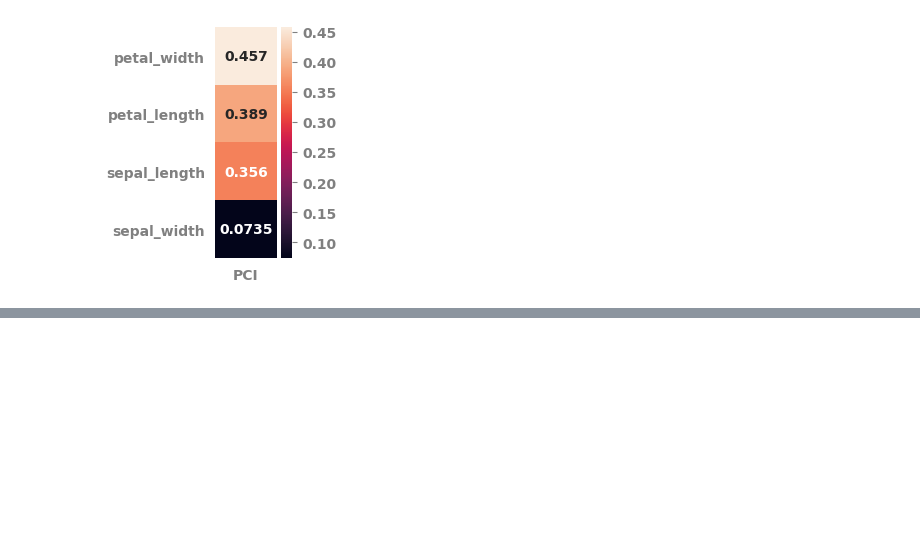
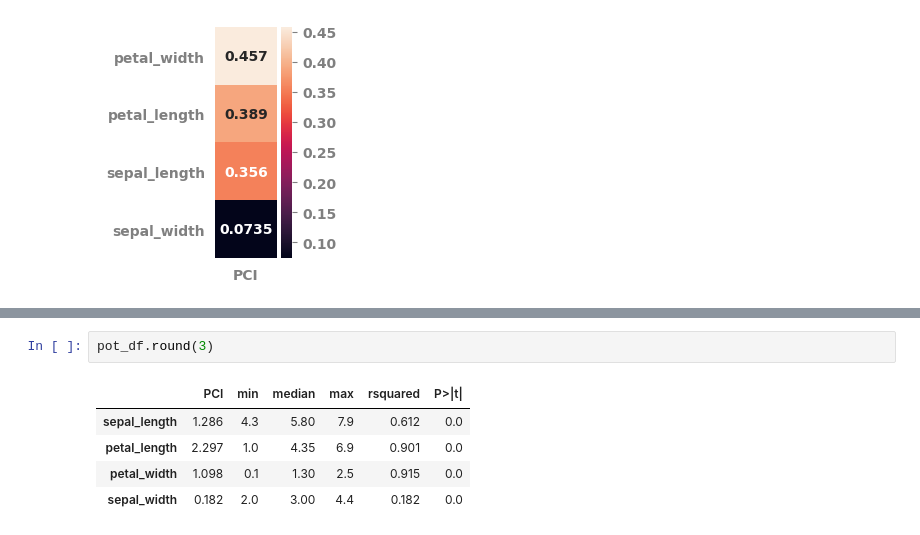
Before and after one commit to jameshtwose/jmspack, a Jupyter notebook: notebooks/frequentist_statistics.ipynb, the cells around one changed output, grey strips where cells are left out. Drawn from its saved outputs; the diff is of its cells as text; blank space fills up the shorter version.

```diff
--- a/notebooks/frequentist_statistics.ipynb
+++ b/notebooks/frequentist_statistics.ipynb
@@ -165,3 +174,11 @@ pot_df = potential_for_change_index(data=df.select_dtypes("number"),
+# %%
+pot_df.round(3)
+# %% [output]
+|  | PCI | min | median | max | rsquared | P>|t| |
+| sepal_length | 1.286 | 4.3 | 5.80 | 7.9 | 0.612 | 0.0 |
+| petal_length | 2.297 | 1.0 | 4.35 | 6.9 | 0.901 | 0.0 |
+| petal_width | 1.098 | 0.1 | 1.30 | 2.5 | 0.915 | 0.0 |
+| sepal_width | 0.182 | 2.0 | 3.00 | 4.4 | 0.182 | 0.0 |
 # %%
 pot_df = potential_for_change_index(data=df.select_dtypes("number"),
                                     features_list=features_list,
```
Also changed, not shown: parts of 6 cells of this notebook, 8 other files.
